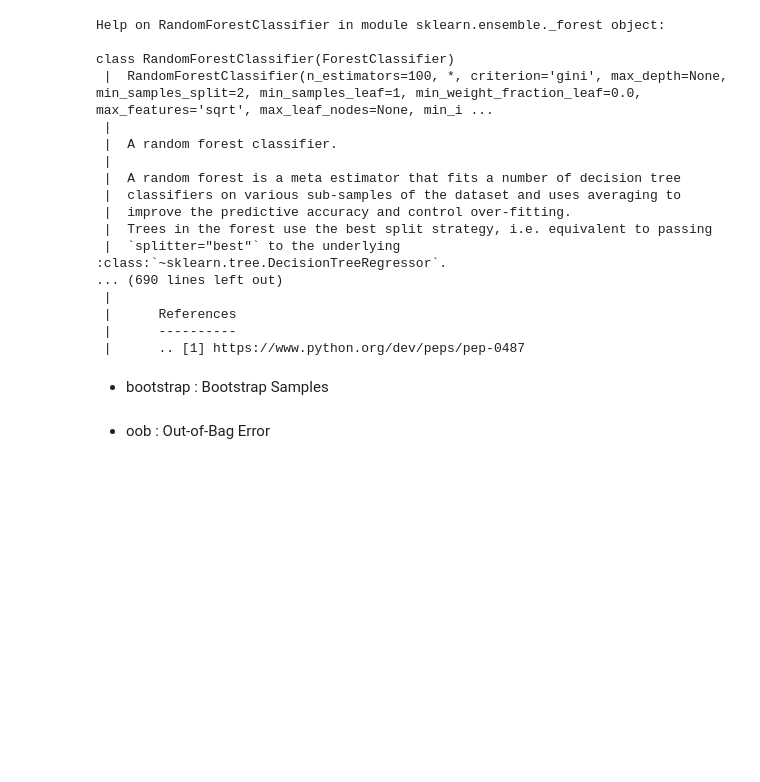
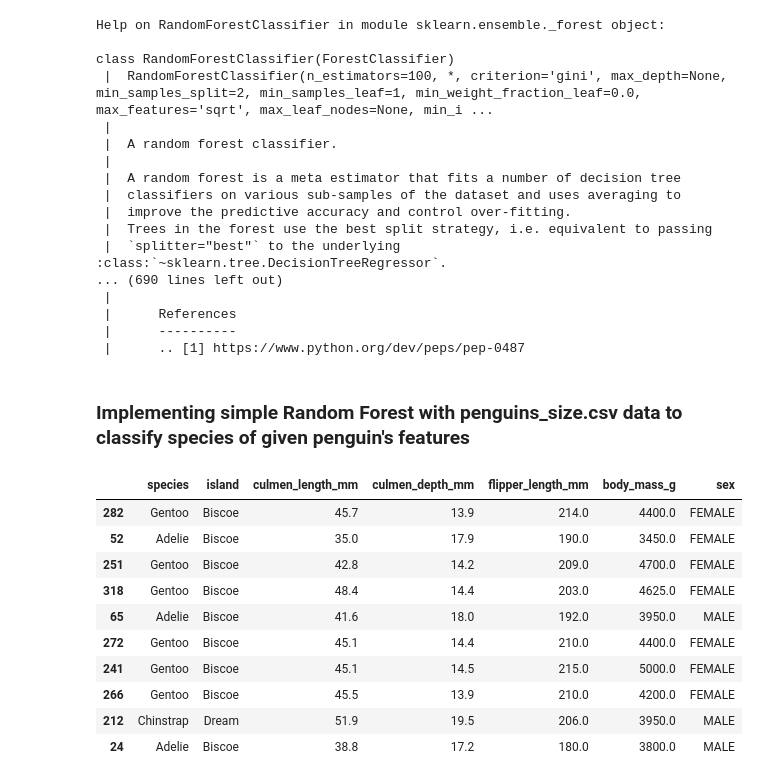
Before and after one commit to AdityaMohite47/Machine_Learning-With-ScikitLearn, a Jupyter notebook: ScikitLearn-Implementations/Random-Forest.ipynb, the cells around one changed output. Cells and saved outputs as stored; diff of their text form; code cells hidden in the pictures; blank space fills up the shorter version.

```diff
--- a/ScikitLearn-Implementations/Random-Forest.ipynb
+++ b/ScikitLearn-Implementations/Random-Forest.ipynb
@@ -24,7 +24,26 @@ class RandomForestClassifier(ForestClassifier)
  |      References
  |      ----------
  |      .. [1] https://www.python.org/dev/peps/pep-0487
-# %% [markdown]
-- bootstrap : Bootstrap Samples
-# %% [markdown]
-- oob : Out-of-Bag Error
+# %% [markdown]
+<h3> Implementing simple Random Forest with penguins_size.csv data to classify species of given penguin's features </h3>
+# %%
+import numpy as np
+import pandas as pd
+import matplotlib.pyplot as plt
+import seaborn as sns
+
+data = pd.read_csv('../Datasets/penguins_size.csv')
+# %%
+data.sample(10)
+# %% [output]
+|  | species | island | culmen_length_mm | culmen_depth_mm | flipper_length_mm | body_mass_g | sex |
+| 282 | Gentoo | Biscoe | 45.7 | 13.9 | 214.0 | 4400.0 | FEMALE |
+| 52 | Adelie | Biscoe | 35.0 | 17.9 | 190.0 | 3450.0 | FEMALE |
+| 251 | Gentoo | Biscoe | 42.8 | 14.2 | 209.0 | 4700.0 | FEMALE |
+| 318 | Gentoo | Biscoe | 48.4 | 14.4 | 203.0 | 4625.0 | FEMALE |
+| 65 | Adelie | Biscoe | 41.6 | 18.0 | 192.0 | 3950.0 | MALE |
+| 272 | Gentoo | Biscoe | 45.1 | 14.4 | 210.0 | 4400.0 | FEMALE |
+| 241 | Gentoo | Biscoe | 45.1 | 14.5 | 215.0 | 5000.0 | FEMALE |
+| 266 | Gentoo | Biscoe | 45.5 | 13.9 | 210.0 | 4200.0 | FEMALE |
+| 212 | Chinstrap | Dream | 51.9 | 19.5 | 206.0 | 3950.0 | MALE |
+| 24 | Adelie | Biscoe | 38.8 | 17.2 | 180.0 | 3800.0 | MALE |
```
Also changed, not shown: parts of 7 cells of this notebook, 5 other files.
